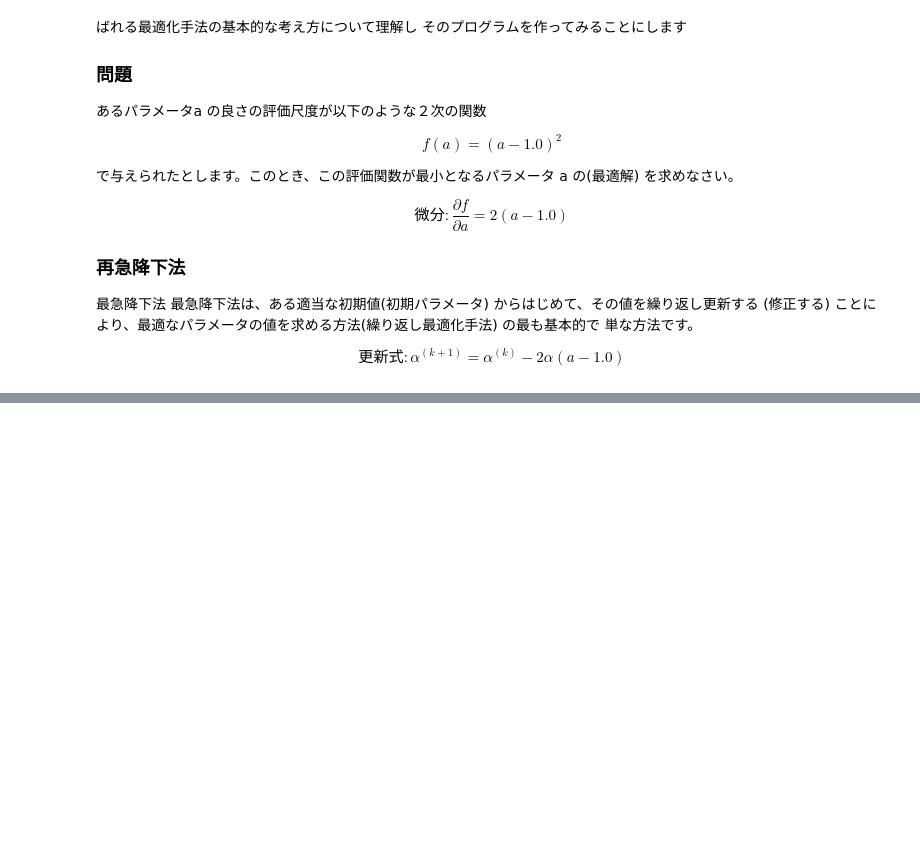
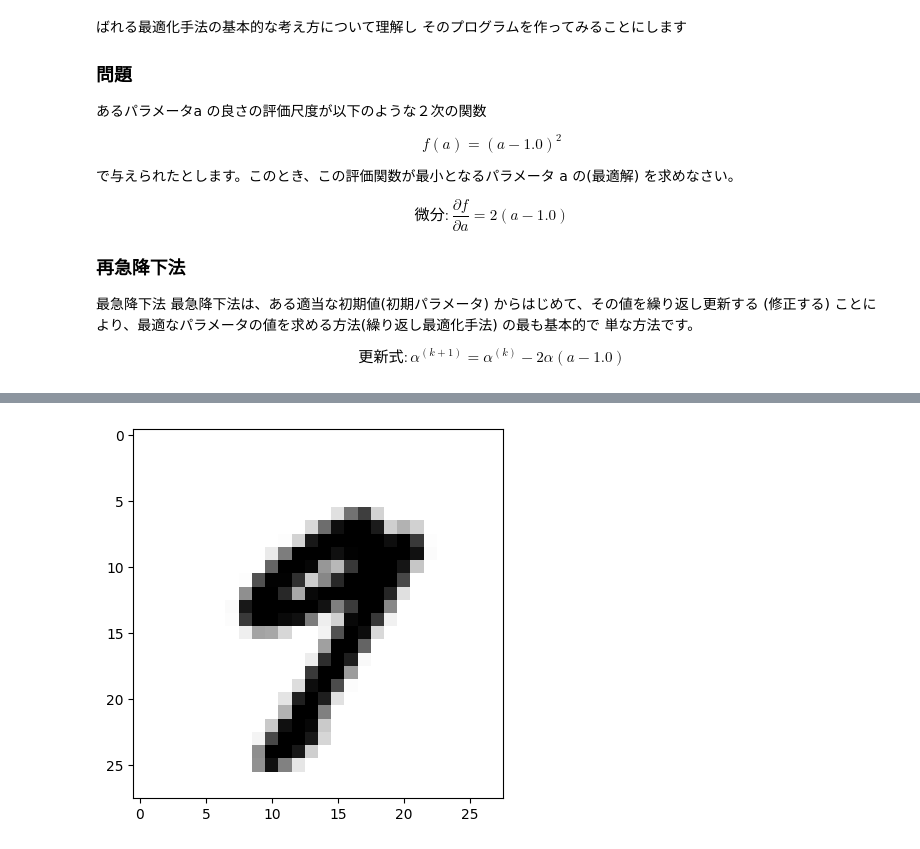
Before and after one commit to nisida/python_training, a Jupyter notebook: ai_learning.ipynb, the cells around one changed output, grey strips where cells are left out. Drawn from its saved outputs; the diff is of its cells as text; code cells hidden in the pictures; blank space fills up the shorter version.

```diff
--- a/ai_learning.ipynb
+++ b/ai_learning.ipynb
@@ -780,0 +794,88 @@ results_draw(x_test, decoded_imgs)
+# %%
+%matplotlib inline
+"""CNNを実装する"""
+import numpy as np
+import tensorflow as tf
+from tensorflow.keras import layers, losses, optimizers
+from tensorflow.keras.models import Model,Sequential
+from tensorflow.keras.layers import Dense, Flatten, Reshape, Conv2D, Conv2DTranspose, Input
+from tensorflow.keras.utils import to_categorical
+from tensorflow.keras.datasets import mnist
+
+# 学習データを用意する
+(x_train, y_train_o), (x_test, y_test_o) = mnist.load_data()
+
+# データを正規化する
+x_train = x_train.astype('float32') / 255.
+x_test  = x_test.astype('float32')  / 255.
+
+x_train = np.reshape(x_train, (len(x_train), 28, 28, 1))
+x_test  = np.reshape(x_test, (len(x_test), 28, 28, 1))
+
+# y_train_0 : 2, 4, 5, .... -> y_train : [0 0 1 0 0 0 0 0 0 0 0], ......]
+
+y_train = to_categorical(y_train_o)
+y_test  = to_categorical(y_test_o)
+
+#print("x_train.shape = ", x_train.shape)
+#print("y_train.shape = ", y_train.shape)
+#print("y_train[0] = ", y_train[0])
+#print("x_test.shape  = ", x_test.shape)
+
+# targetの次元数
+target_shape = x_train.shape[1:]
+print("target_shape = ", target_shape)
+
+# batch size, epoch
+batch_size   = 128
+epochs       = 5
+nb_classes   = 10
+dropout_rate = 0.2
+
+# modelの定義
+model   = Sequential(name = "cnn")
+input   = Input(shape = target_shape, name = "encoder_1")
+conv_1  = tf.keras.layers.Conv2D(32, (3, 3), activation='relu', padding='same')
+pool_1  = tf.keras.layers.MaxPooling2D((2, 2), padding='same')
+conv_2  = tf.keras.layers.Conv2D(64, (3, 3), activation='relu', padding='same')
+pool_2  = tf.keras.layers.MaxPooling2D((2, 2), padding='same')
+flat    = tf.keras.layers.Flatten()
+dense_1 = tf.keras.layers.Dense(64, activation='relu')
+#drop    = tf.keras.layers.Dropout(dropout_rate)
+dense_2 = tf.keras.layers.Dense(nb_classes, activation='softmax')
+
+model.add(input)
+model.add(conv_1)
+model.add(pool_1)
+model.add(conv_2)
+model.add(pool_2)
+model.add(flat)
+model.add(dense_1)
+model.add(dense_2)
+
+# compile
+model.compile(optimizer = optimizers.Adam(), loss = losses.categorical_crossentropy, metrics = ['accuracy'])
+model.summary()
+
+# 学習
+history = model.fit(x_train, y_train,
+                    epochs  = epochs, batch_size = batch_size,
+                    shuffle = True,  validation_data = (x_test, y_test))
+
+ans = model.predict(x_test)
+print("ans.shape = ", ans.shape)
+
+error = 0
+for i in range(ans.shape[0]) :
+    if y_test_o[i] != np.argmax(ans[i]) :
+        error += 1
+
+print("real accuracy = ", (ans.shape[0] - error) / ans.shape[0])
+
+n = 20
+print("ans[{}] = {}< {} , {} >".format(n, ans[n], np.argmax(ans[n]), ans[n, np.argmax(ans[n])]))
+import matplotlib
+import matplotlib.pyplot as plt
+plt.imshow(x_test[n], cmap=matplotlib.cm.binary, interpolation="nearest")
+plt.show()
+# %% [output]
@@ -780,0 +916 @@ results_draw(x_test, decoded_imgs)
+[figure, added]
```
Also changed, not shown: parts of 4 cells of this notebook.
